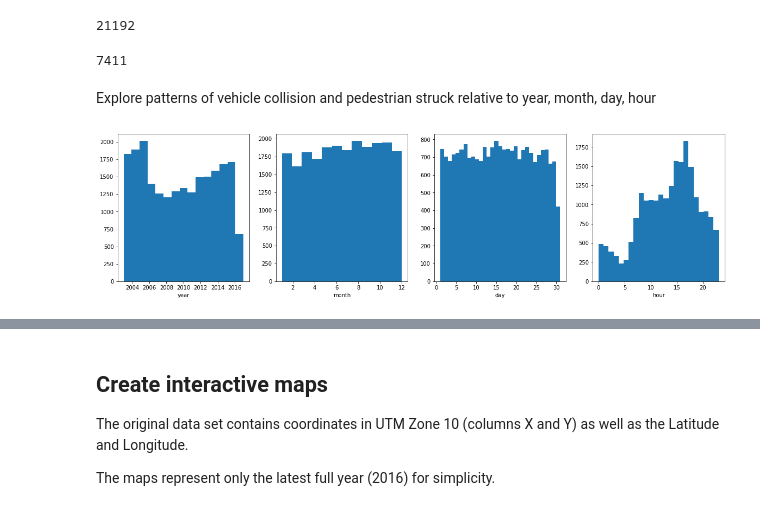
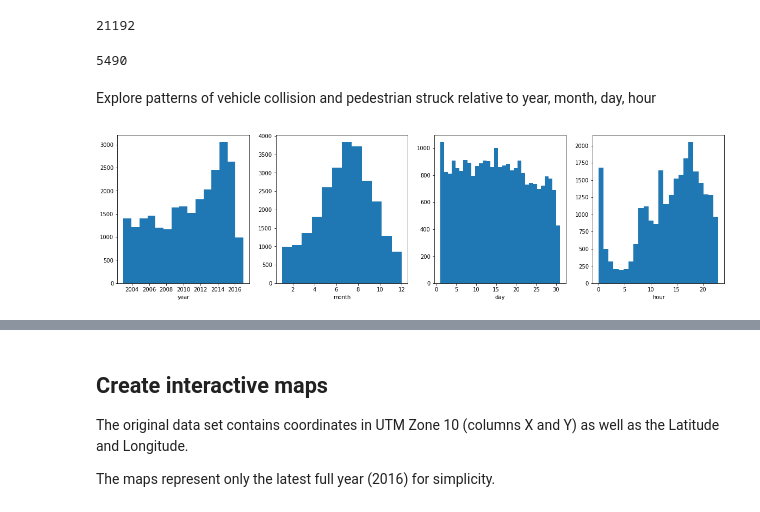
Before and after one commit to ornwipa/bike_theft_pattern, a Jupyter notebook: final project.ipynb, the cells around one changed output, grey strips where cells are left out. Saved outputs shown, nothing was run; the diff lists cells and outputs as text; code cells hidden in the pictures.

```diff
--- a/final project.ipynb
+++ b/final project.ipynb
@@ -81,30 +86,31 @@ len(data.HUNDRED_BLOCK.unique())
 # %% [output]
 21192
 # %%
-# unique street block of vehicle collision and pedestrian struck
-len(data[data.TYPE.str.contains('Vehicle Collision or Pedestrian Struck')].HUNDRED_BLOCK.unique())
+# unique street block of theft of bicycle
+len(data[data.TYPE.str.contains('Theft of Bicycle')].HUNDRED_BLOCK.unique())
 # %% [output]
-7411
+5490
 # %% [markdown]
 Explore patterns of vehicle collision and pedestrian struck relative to year, month, day, hour
 # %%
-data = data[data.TYPE.str.contains('Vehicle Collision or Pedestrian Struck')]
+# from now on, focus only on the theft of bicycle
+data = data[data.TYPE.str.contains('Theft of Bicycle')]
 
 fig, axes = plt.subplots(nrows = 1, ncols = 4, figsize = (20, 5))
 
 axes[0].hist(data.YEAR, bins = 15)
 axes[0].set_xlabel('year')
 
 axes[1].hist(data.MONTH, bins = 12)
 axes[1].set_xlabel('month')
 
 axes[2].hist(data.DAY, bins = 31)
 axes[2].set_xlabel('day')
 
 axes[3].hist(data.HOUR, bins = 24)
 axes[3].set_xlabel('hour')
 
 fig.show()
 # %% [output]
-[figure, old version]
+[figure, new version]
 # %%
```
Also changed, not shown: parts of 18 cells of this notebook, 2 other files.
